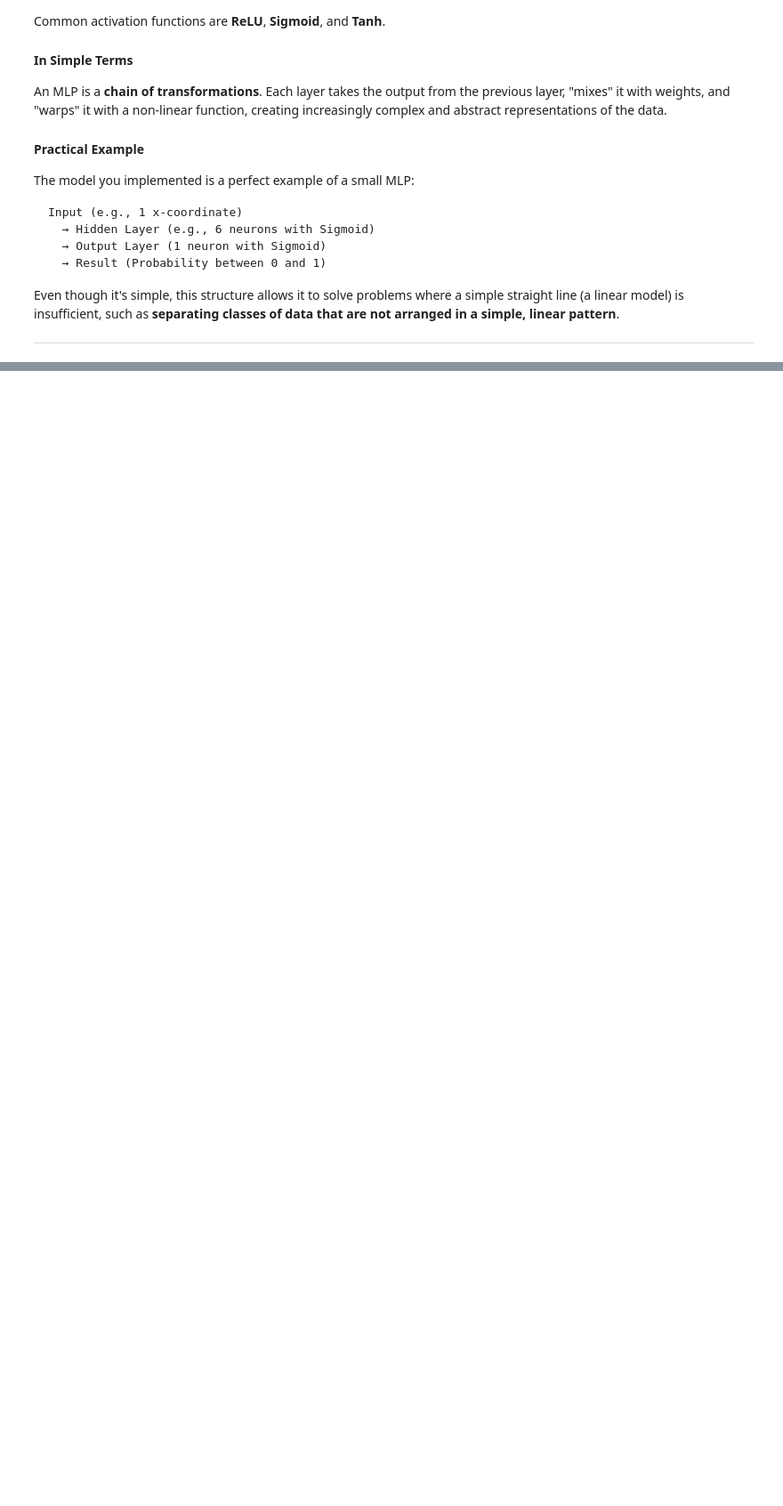
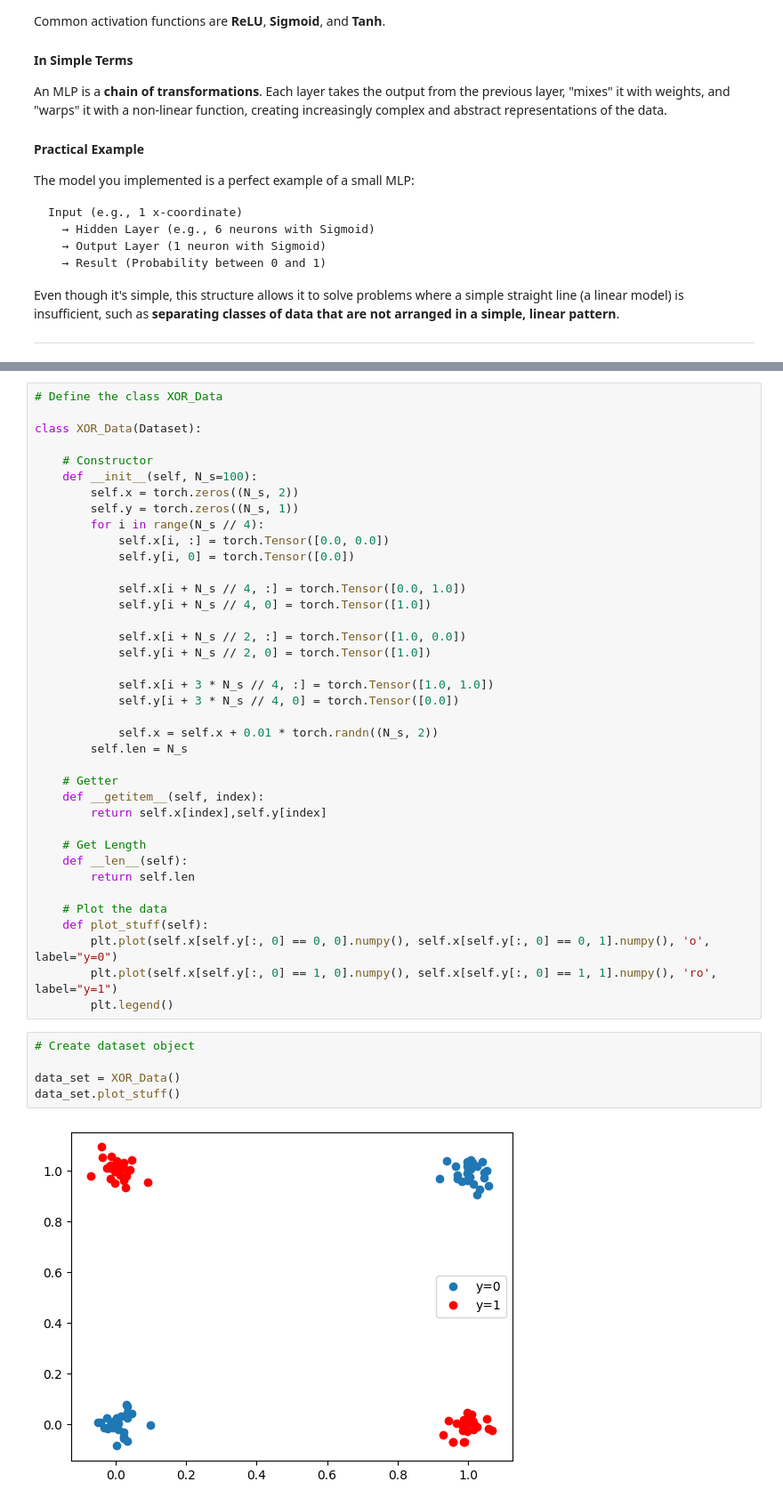
Before and after one commit to Mike014/My_AI_Engineer_Portfolio_Projects, a Jupyter notebook: Deep_Learning/PyTorch_NN/Shallow_Neural_Network/recap.ipynb, the cells around one changed output, grey strips where cells are left out. Shown at 89% size. Saved outputs shown, nothing was run; the diff lists cells and outputs as text; blank space fills up the shorter version.

```diff
--- a/Deep_Learning/PyTorch_NN/Shallow_Neural_Network/recap.ipynb
+++ b/Deep_Learning/PyTorch_NN/Shallow_Neural_Network/recap.ipynb
@@ -403,0 +473,45 @@ Even though it's simple, this structure allows it to solve problems where a simp
+# %%
+# Define the class XOR_Data
+
+class XOR_Data(Dataset):
+
+    # Constructor
+    def __init__(self, N_s=100):
+        self.x = torch.zeros((N_s, 2))
+        self.y = torch.zeros((N_s, 1))
+        for i in range(N_s // 4):
+            self.x[i, :] = torch.Tensor([0.0, 0.0])
+            self.y[i, 0] = torch.Tensor([0.0])
+
+            self.x[i + N_s // 4, :] = torch.Tensor([0.0, 1.0])
+            self.y[i + N_s // 4, 0] = torch.Tensor([1.0])
+
+            self.x[i + N_s // 2, :] = torch.Tensor([1.0, 0.0])
+            self.y[i + N_s // 2, 0] = torch.Tensor([1.0])
+
+            self.x[i + 3 * N_s // 4, :] = torch.Tensor([1.0, 1.0])
+            self.y[i + 3 * N_s // 4, 0] = torch.Tensor([0.0])
+
+            self.x = self.x + 0.01 * torch.randn((N_s, 2))
+        self.len = N_s
+
+    # Getter
+    def __getitem__(self, index):
+        return self.x[index],self.y[index]
+
+    # Get Length
+    def __len__(self):
+        return self.len
+
+    # Plot the data
+    def plot_stuff(self):
+        plt.plot(self.x[self.y[:, 0] == 0, 0].numpy(), self.x[self.y[:, 0] == 0, 1].numpy(), 'o', label="y=0")
+        plt.plot(self.x[self.y[:, 0] == 1, 0].numpy(), self.x[self.y[:, 0] == 1, 1].numpy(), 'ro', label="y=1")
+        plt.legend()
+# %%
+# Create dataset object
+
+data_set = XOR_Data()
+data_set.plot_stuff()
+# %% [output]
+[figure, added]
```
Also changed, not shown: parts of 32 cells of this notebook, 9 other files.
